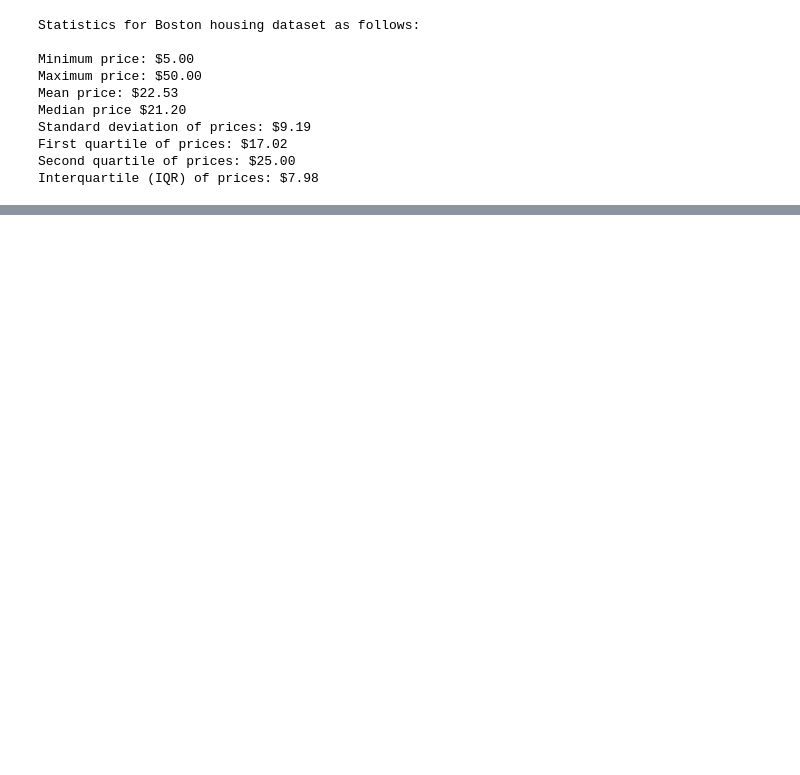
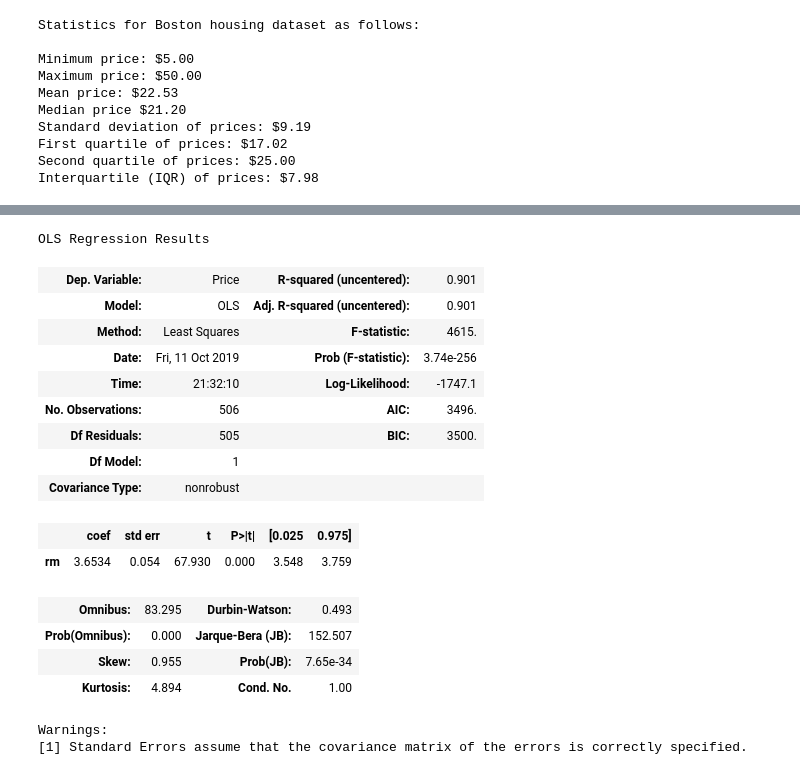
Before and after one commit to eamonnofarrell/Machine-Learning-Assessment2019, a Jupyter notebook: Machine-Learning-Assignment.ipynb, the cells around one changed output, grey strips where cells are left out. Saved outputs shown, nothing was run; the diff lists cells and outputs as text; code cells hidden in the pictures; blank space fills up the shorter version.

```diff
--- a/Machine-Learning-Assignment.ipynb
+++ b/Machine-Learning-Assignment.ipynb
@@ -99,0 +111,36 @@ Interquartile (IQR) of prices: $7.98
+# %%
+# define the data df as a dataframe
+df = pd.DataFrame(data)
+
+# Put the target housing price in another dataFrame
+target = pd.DataFrame(data, columns=["Price"])
+# %%
+import statsmodels.api as sm
+
+X = df["rm"]
+y = target["Price"]
+
+model = sm.OLS(y, X).fit()
+predictions = model.predict(X) # make the predictions by the model
+
+# Print out the statistics from statsmodel
+model.summary()
+# %% [output]
+OLS Regression Results
+| Dep. Variable: | Price | R-squared (uncentered): | 0.901 |
+| Model: | OLS | Adj. R-squared (uncentered): | 0.901 |
+| Method: | Least Squares | F-statistic: | 4615. |
+| Date: | Fri, 11 Oct 2019 | Prob (F-statistic): | 3.74e-256 |
+| Time: | 21:32:10 | Log-Likelihood: | -1747.1 |
+| No. Observations: | 506 | AIC: | 3496. |
+| Df Residuals: | 505 | BIC: | 3500. |
+| Df Model: | 1 |  |  |
+| Covariance Type: | nonrobust |  |  |
+|  | coef | std err | t | P>|t| | [0.025 | 0.975] |
+| rm | 3.6534 | 0.054 | 67.930 | 0.000 | 3.548 | 3.759 |
+| Omnibus: | 83.295 | Durbin-Watson: | 0.493 |
+| Prob(Omnibus): | 0.000 | Jarque-Bera (JB): | 152.507 |
+| Skew: | 0.955 | Prob(JB): | 7.65e-34 |
+| Kurtosis: | 4.894 | Cond. No. | 1.00 |
+Warnings:
+[1] Standard Errors assume that the covariance matrix of the errors is correctly specified.
```
Also changed, not shown: parts of 4 cells of this notebook.
